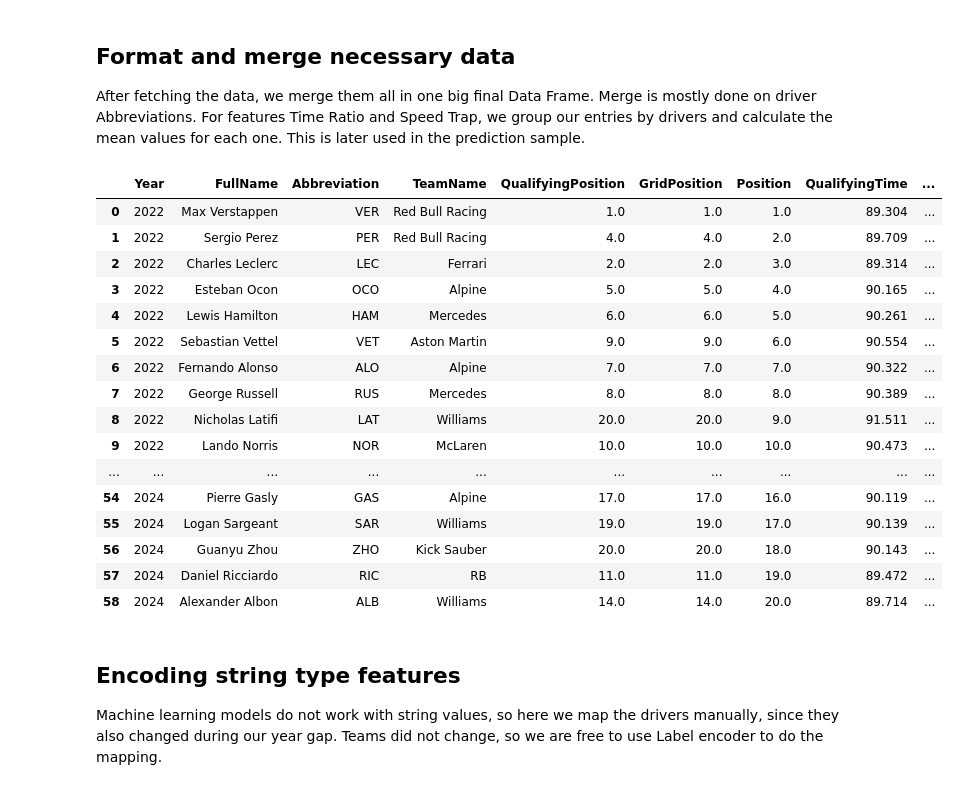
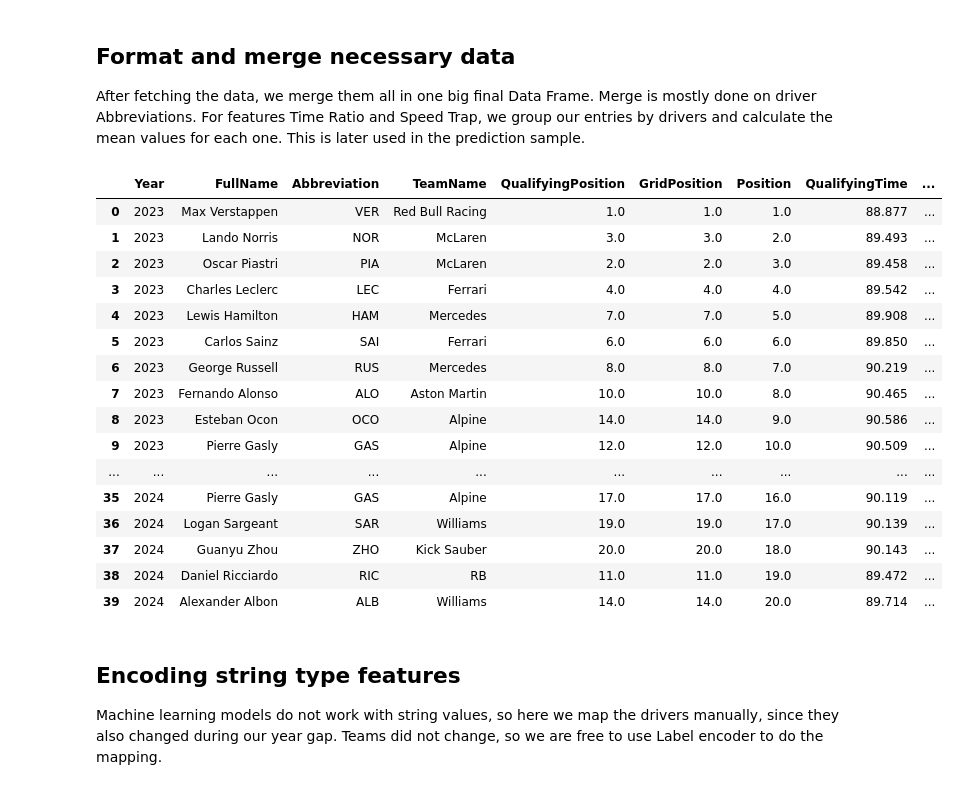
Before and after one commit to petarstamenkovic/F1-Race-Predictor, a Jupyter notebook: F1_Race_Predictor.ipynb, the cells around one changed output. Drawn from its saved outputs; the diff is of its cells as text; code cells hidden in the pictures.

```diff
--- a/F1_Race_Predictor.ipynb
+++ b/F1_Race_Predictor.ipynb
@@ -233,8 +215,8 @@ core           INFO     Finished loading data for 20 drivers: ['1', '11', '4', '
 After fetching the data, we merge them all in one big final Data Frame. Merge is mostly done on driver Abbreviations. For features Time Ratio and Speed Trap, we group our entries by drivers and calculate the mean values for each one. This is later used in the prediction sample.
 # %%
 # Combine all data
-all_races = pd.concat([race_2022, race_2023, race_2024], ignore_index=True)
-all_qualis = pd.concat([quali_2022, quali_2023, quali_2024], ignore_index=True)
+all_races = pd.concat([race_2023, race_2024], ignore_index=True)
+all_qualis = pd.concat([quali_2023, quali_2024], ignore_index=True)
 
 # Merge race and qualifying data
 merged_data = pd.merge(
@@ -247,49 +229,49 @@ merged_data = pd.merge(
 # Add driver experience information
 final_data = merged_data.merge(experience, on=["Abbreviation"])
 
 # Calculate TimeRatio (QualifyingTime / FastestLap)
 final_data["TimeRatio"] = final_data.apply(
     lambda row: row["QualifyingTime"] / row["FastestLap"]
     if pd.notna(row["QualifyingTime"]) and pd.notna(row["FastestLap"]) and row["FastestLap"] != 0
     else None,
     axis=1
 )
 
 # Clean up the final DataFrame and reorganize it
 final_data = final_data[[
     'Year', 'FullName', 'Abbreviation', 'TeamName',
     'QualifyingPosition', 'GridPosition', 'Position',
     'QualifyingTime', 'FastestLap', 'TimeRatio', 'SpeedTrapQualy',
     'Temperature', 'Humidity', 'Rain', 'Status','NumberOfRaces'
     # Add any columns from experience.csv that you need
 ]]
 
 # This mapping is neccesary since these teams changed names during these years
 team_mappings = {
     'Alfa Romeo': 'Kick Sauber',
     'AlphaTauri': 'RB'
 }
 
 final_data['TeamName'] = final_data['TeamName'].replace(team_mappings)
 final_data
 # %% [output]
 |  | Year | FullName | Abbreviation | TeamName | QualifyingPosition | GridPosition | Position | QualifyingTime | ... |
-| 0 | 2022 | Max Verstappen | VER | Red Bull Racing | 1.0 | 1.0 | 1.0 | 89.304 | ... |
-| 1 | 2022 | Sergio Perez | PER | Red Bull Racing | 4.0 | 4.0 | 2.0 | 89.709 | ... |
-| 2 | 2022 | Charles Leclerc | LEC | Ferrari | 2.0 | 2.0 | 3.0 | 89.314 | ... |
-| 3 | 2022 | Esteban Ocon | OCO | Alpine | 5.0 | 5.0 | 4.0 | 90.165 | ... |
-| 4 | 2022 | Lewis Hamilton | HAM | Mercedes | 6.0 | 6.0 | 5.0 | 90.261 | ... |
-| 5 | 2022 | Sebastian Vettel | VET | Aston Martin | 9.0 | 9.0 | 6.0 | 90.554 | ... |
-| 6 | 2022 | Fernando Alonso | ALO | Alpine | 7.0 | 7.0 | 7.0 | 90.322 | ... |
-| 7 | 2022 | George Russell | RUS | Mercedes | 8.0 | 8.0 | 8.0 | 90.389 | ... |
-| 8 | 2022 | Nicholas Latifi | LAT | Williams | 20.0 | 20.0 | 9.0 | 91.511 | ... |
-| 9 | 2022 | Lando Norris | NOR | McLaren | 10.0 | 10.0 | 10.0 | 90.473 | ... |
+| 0 | 2023 | Max Verstappen | VER | Red Bull Racing | 1.0 | 1.0 | 1.0 | 88.877 | ... |
+| 1 | 2023 | Lando Norris | NOR | McLaren | 3.0 | 3.0 | 2.0 | 89.493 | ... |
+| 2 | 2023 | Oscar Piastri | PIA | McLaren | 2.0 | 2.0 | 3.0 | 89.458 | ... |
+| 3 | 2023 | Charles Leclerc | LEC | Ferrari | 4.0 | 4.0 | 4.0 | 89.542 | ... |
+| 4 | 2023 | Lewis Hamilton | HAM | Mercedes | 7.0 | 7.0 | 5.0 | 89.908 | ... |
+| 5 | 2023 | Carlos Sainz | SAI | Ferrari | 6.0 | 6.0 | 6.0 | 89.850 | ... |
+| 6 | 2023 | George Russell | RUS | Mercedes | 8.0 | 8.0 | 7.0 | 90.219 | ... |
+| 7 | 2023 | Fernando Alonso | ALO | Aston Martin | 10.0 | 10.0 | 8.0 | 90.465 | ... |
+| 8 | 2023 | Esteban Ocon | OCO | Alpine | 14.0 | 14.0 | 9.0 | 90.586 | ... |
+| 9 | 2023 | Pierre Gasly | GAS | Alpine | 12.0 | 12.0 | 10.0 | 90.509 | ... |
 | ... | ... | ... | ... | ... | ... | ... | ... | ... | ... |
-| 54 | 2024 | Pierre Gasly | GAS | Alpine | 17.0 | 17.0 | 16.0 | 90.119 | ... |
-| 55 | 2024 | Logan Sargeant | SAR | Williams | 19.0 | 19.0 | 17.0 | 90.139 | ... |
-| 56 | 2024 | Guanyu Zhou | ZHO | Kick Sauber | 20.0 | 20.0 | 18.0 | 90.143 | ... |
-| 57 | 2024 | Daniel Ricciardo | RIC | RB | 11.0 | 11.0 | 19.0 | 89.472 | ... |
-| 58 | 2024 | Alexander Albon | ALB | Williams | 14.0 | 14.0 | 20.0 | 89.714 | ... |
+| 35 | 2024 | Pierre Gasly | GAS | Alpine | 17.0 | 17.0 | 16.0 | 90.119 | ... |
+| 36 | 2024 | Logan Sargeant | SAR | Williams | 19.0 | 19.0 | 17.0 | 90.139 | ... |
+| 37 | 2024 | Guanyu Zhou | ZHO | Kick Sauber | 20.0 | 20.0 | 18.0 | 90.143 | ... |
+| 38 | 2024 | Daniel Ricciardo | RIC | RB | 11.0 | 11.0 | 19.0 | 89.472 | ... |
+| 39 | 2024 | Alexander Albon | ALB | Williams | 14.0 | 14.0 | 20.0 | 89.714 | ... |
 # %% [markdown]
 ## Encoding string type features
 
```
Also changed, not shown: parts of 18 cells of this notebook, 1 other file.
